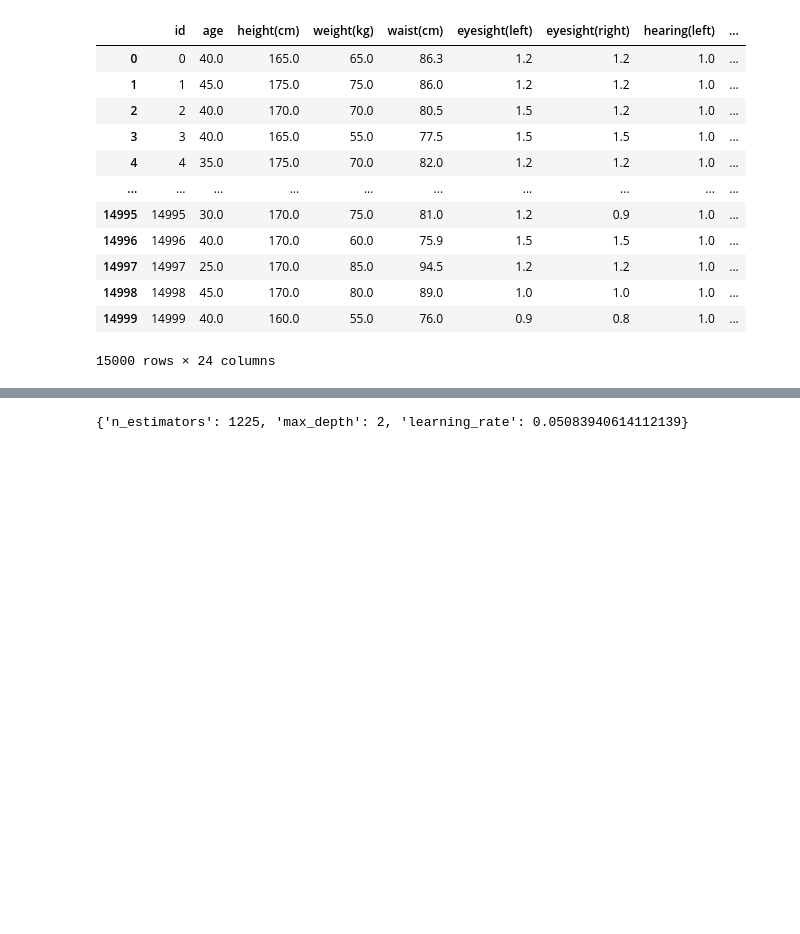
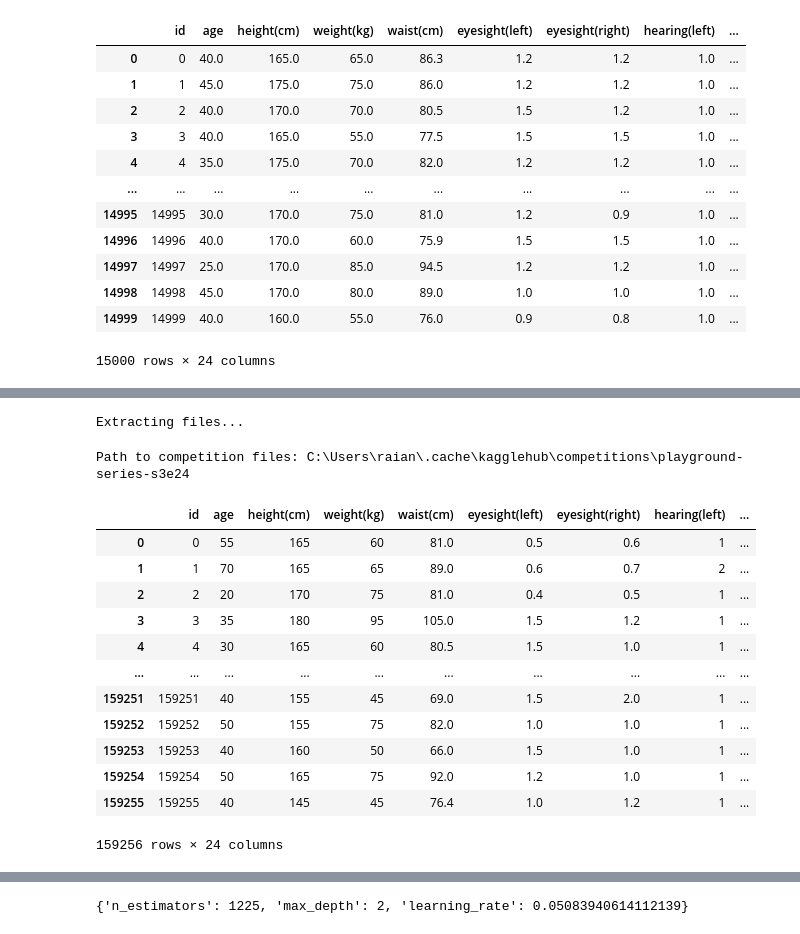
Before and after one commit to RayanKamarinchev/AI, a Jupyter notebook: IOAI_prep/bg/main.ipynb, the cells around one changed output, grey strips where cells are left out. Saved outputs shown, nothing was run; the diff lists cells and outputs as text; code cells hidden in the pictures; blank space fills up the shorter version.

```diff
--- a/IOAI_prep/bg/main.ipynb
+++ b/IOAI_prep/bg/main.ipynb
@@ -29,3 +27,13 @@ train_df
 | 14998 | 14998 | 45.0 | 170.0 | 80.0 | 89.0 | 1.0 | 1.0 | 1.0 | ... |
 | 14999 | 14999 | 40.0 | 160.0 | 55.0 | 76.0 | 0.9 | 0.8 | 1.0 | ... |
 15000 rows × 24 columns
+# %%
+import kagglehub
+
+# Download latest version
+path = kagglehub.competition_download('playground-series-s3e24')
+
+print("Path to competition files:", path)
+full_df = pd.read_csv(path + '/train.csv')
+full_df
+# %% [output]
@@ -31,0 +41,15 @@ train_df
+Extracting files...
+Path to competition files: C:\Users\raian\.cache\kagglehub\competitions\playground-series-s3e24
+|  | id | age | height(cm) | weight(kg) | waist(cm) | eyesight(left) | eyesight(right) | hearing(left) | ... |
+| 0 | 0 | 55 | 165 | 60 | 81.0 | 0.5 | 0.6 | 1 | ... |
+| 1 | 1 | 70 | 165 | 65 | 89.0 | 0.6 | 0.7 | 2 | ... |
+| 2 | 2 | 20 | 170 | 75 | 81.0 | 0.4 | 0.5 | 1 | ... |
+| 3 | 3 | 35 | 180 | 95 | 105.0 | 1.5 | 1.2 | 1 | ... |
+| 4 | 4 | 30 | 165 | 60 | 80.5 | 1.5 | 1.0 | 1 | ... |
+| ... | ... | ... | ... | ... | ... | ... | ... | ... | ... |
+| 159251 | 159251 | 40 | 155 | 45 | 69.0 | 1.5 | 2.0 | 1 | ... |
+| 159252 | 159252 | 50 | 155 | 75 | 82.0 | 1.0 | 1.0 | 1 | ... |
+| 159253 | 159253 | 40 | 160 | 50 | 66.0 | 1.5 | 1.0 | 1 | ... |
+| 159254 | 159254 | 50 | 165 | 75 | 92.0 | 1.2 | 1.0 | 1 | ... |
+| 159255 | 159255 | 40 | 145 | 45 | 76.4 | 1.0 | 1.2 | 1 | ... |
+159256 rows × 24 columns
```
Also changed, not shown: parts of 7 cells of this notebook, 3 other files.
